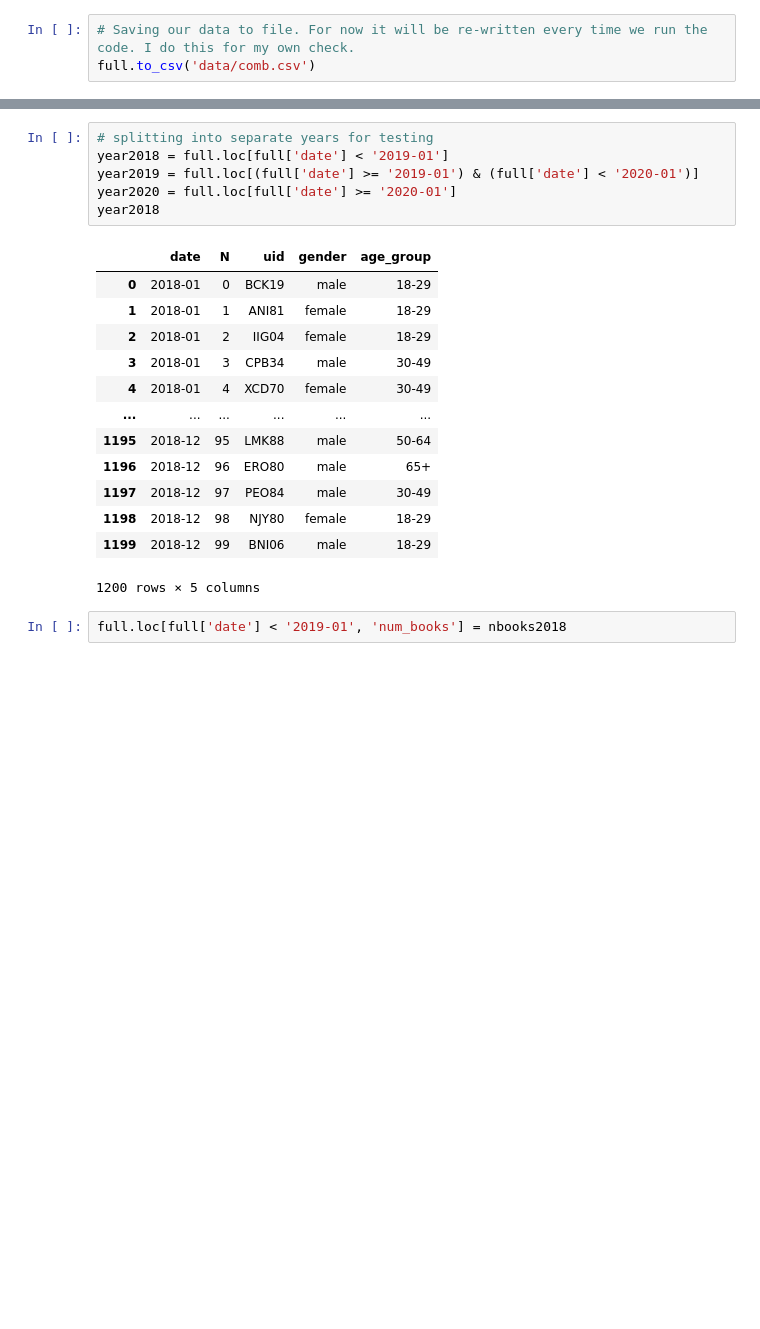
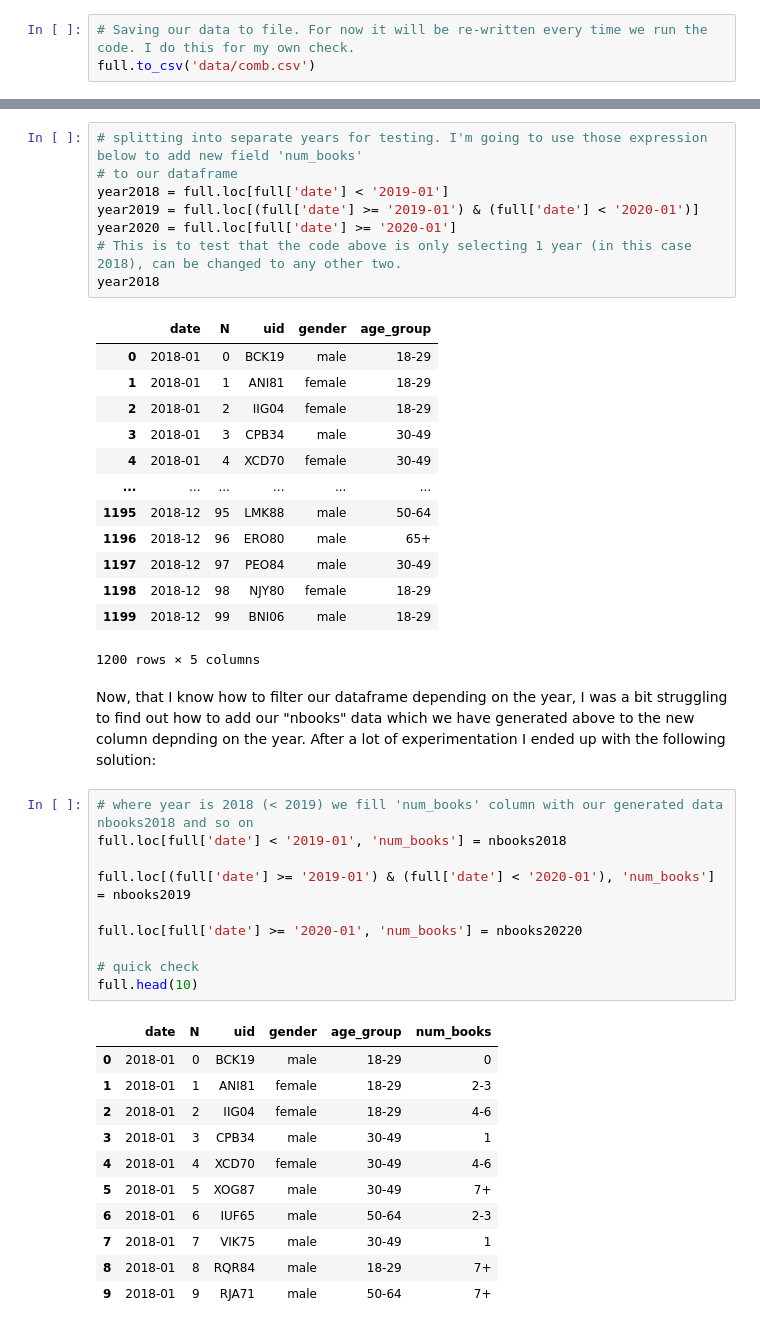
Before and after one commit to angelinka/programming_for_DA_project, a Jupyter notebook: audiobooks.ipynb, the cells around one changed output, grey strips where cells are left out. Cells and saved outputs as stored; diff of their text form; blank space fills up the shorter version.

```diff
--- a/audiobooks.ipynb
+++ b/audiobooks.ipynb
@@ -251,8 +257,10 @@ nbooks20220 = rng.choice(nbooks_arr, 1200, p=[0.02, 0.17, 0.32, 0.29, 0.2])
 # %%
-# splitting into separate years for testing
+# splitting into separate years for testing. I'm going to use those expression below to add new field 'num_books'
+# to our dataframe
 year2018 = full.loc[full['date'] < '2019-01']
 year2019 = full.loc[(full['date'] >= '2019-01') & (full['date'] < '2020-01')]
 year2020 = full.loc[full['date'] >= '2020-01']
+# This is to test that the code above is only selecting 1 year (in this case 2018), can be changed to any other two.
 year2018
 # %% [output]
 |  | date | N | uid | gender | age_group |
@@ -268,8 +276,31 @@ year2018
 | 1198 | 2018-12 | 98 | NJY80 | female | 18-29 |
 | 1199 | 2018-12 | 99 | BNI06 | male | 18-29 |
 1200 rows × 5 columns
-# %%
-full.loc[full['date'] < '2019-01', 'num_books'] = nbooks2018
+# %% [markdown]
+Now, that I know how to filter our dataframe depending on the year, I was a bit struggling to find out how to add
+our "nbooks" data which we have generated above to the new column depnding on the year. After a lot of experimentation I ended up with the following solution:
+# %%
+# where year is 2018 (< 2019) we fill 'num_books' column with our generated data nbooks2018 and so on
+full.loc[full['date'] < '2019-01', 'num_books'] = nbooks2018
+
+full.loc[(full['date'] >= '2019-01') & (full['date'] < '2020-01'), 'num_books'] = nbooks2019
+
+full.loc[full['date'] >= '2020-01', 'num_books'] = nbooks20220
+
+# quick check
+full.head(10)
+# %% [output]
+|  | date | N | uid | gender | age_group | num_books |
+| 0 | 2018-01 | 0 | BCK19 | male | 18-29 | 0 |
+| 1 | 2018-01 | 1 | ANI81 | female | 18-29 | 2-3 |
+| 2 | 2018-01 | 2 | IIG04 | female | 18-29 | 4-6 |
+| 3 | 2018-01 | 3 | CPB34 | male | 30-49 | 1 |
+| 4 | 2018-01 | 4 | XCD70 | female | 30-49 | 4-6 |
+| 5 | 2018-01 | 5 | XOG87 | male | 30-49 | 7+ |
+| 6 | 2018-01 | 6 | IUF65 | male | 50-64 | 2-3 |
+| 7 | 2018-01 | 7 | VIK75 | male | 30-49 | 1 |
+| 8 | 2018-01 | 8 | RQR84 | male | 18-29 | 7+ |
+| 9 | 2018-01 | 9 | RJA71 | male | 50-64 | 7+ |
 # %%
 full.head(30)
 # %% [output]
```
Also changed, not shown: parts of 4 cells of this notebook, 1 other file.
